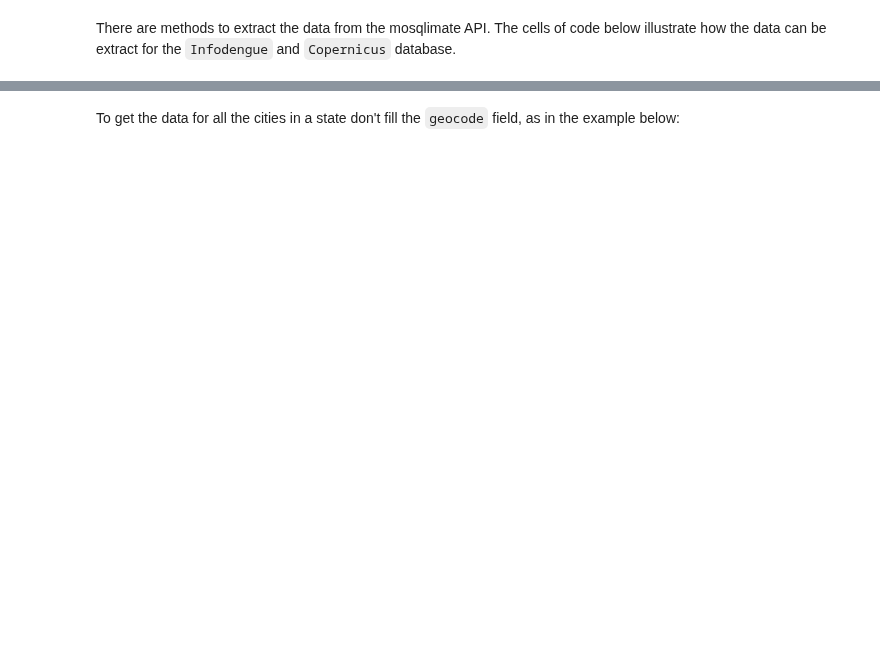
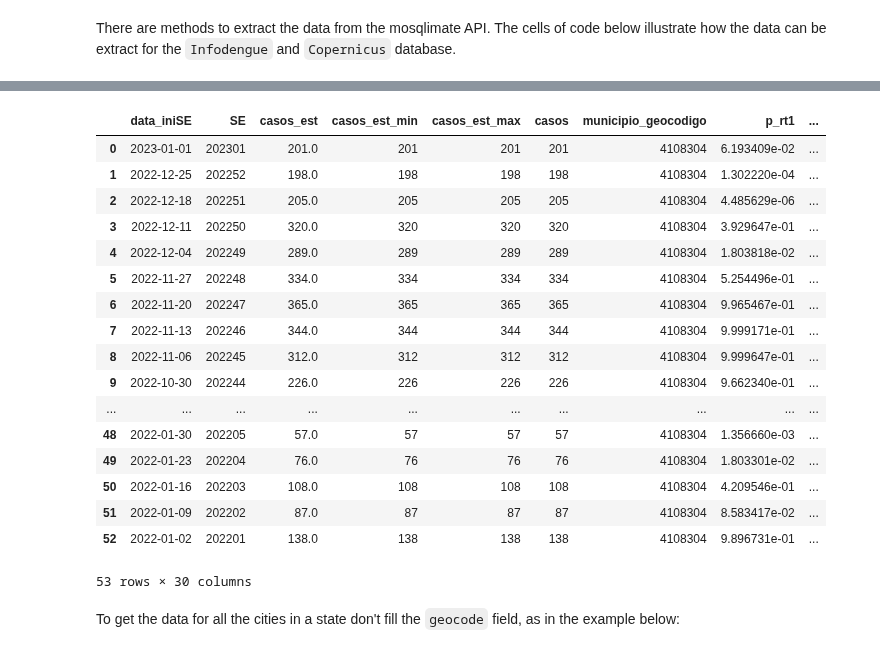
Before and after one commit to Mosqlimate-project/mosqlimate-client, a Jupyter notebook: examples/datastore.ipynb, the cells around one changed output, grey strips where cells are left out. Saved outputs shown, nothing was run; the diff lists cells and outputs as text; code cells hidden in the pictures; blank space fills up the shorter version.

```diff
--- a/examples/datastore.ipynb
+++ b/examples/datastore.ipynb
@@ -18,13 +20,32 @@ For more information look at the mosqlimate [infodengue datastore documentation]
 # %%
 
-data = Infodengue.get(per_page =  100,
+data = mosq.get_infodengue(
     disease =  "dengue",
-    start = "2022-01-01",
-    end = "2023-01-01",
+    start_date = "2022-01-01",
+    end_date = "2023-01-01",
     uf = 'PR',
     geocode = 4108304)
 
-data.head()
+data
+# %% [output]
+|  | data_iniSE | SE | casos_est | casos_est_min | casos_est_max | casos | municipio_geocodigo | p_rt1 | ... |
+| 0 | 2023-01-01 | 202301 | 201.0 | 201 | 201 | 201 | 4108304 | 6.193409e-02 | ... |
+| 1 | 2022-12-25 | 202252 | 198.0 | 198 | 198 | 198 | 4108304 | 1.302220e-04 | ... |
+| 2 | 2022-12-18 | 202251 | 205.0 | 205 | 205 | 205 | 4108304 | 4.485629e-06 | ... |
+| 3 | 2022-12-11 | 202250 | 320.0 | 320 | 320 | 320 | 4108304 | 3.929647e-01 | ... |
+| 4 | 2022-12-04 | 202249 | 289.0 | 289 | 289 | 289 | 4108304 | 1.803818e-02 | ... |
+| 5 | 2022-11-27 | 202248 | 334.0 | 334 | 334 | 334 | 4108304 | 5.254496e-01 | ... |
+| 6 | 2022-11-20 | 202247 | 365.0 | 365 | 365 | 365 | 4108304 | 9.965467e-01 | ... |
+| 7 | 2022-11-13 | 202246 | 344.0 | 344 | 344 | 344 | 4108304 | 9.999171e-01 | ... |
+| 8 | 2022-11-06 | 202245 | 312.0 | 312 | 312 | 312 | 4108304 | 9.999647e-01 | ... |
+| 9 | 2022-10-30 | 202244 | 226.0 | 226 | 226 | 226 | 4108304 | 9.662340e-01 | ... |
+| ... | ... | ... | ... | ... | ... | ... | ... | ... | ... |
+| 48 | 2022-01-30 | 202205 | 57.0 | 57 | 57 | 57 | 4108304 | 1.356660e-03 | ... |
+| 49 | 2022-01-23 | 202204 | 76.0 | 76 | 76 | 76 | 4108304 | 1.803301e-02 | ... |
+| 50 | 2022-01-16 | 202203 | 108.0 | 108 | 108 | 108 | 4108304 | 4.209546e-01 | ... |
+| 51 | 2022-01-09 | 202202 | 87.0 | 87 | 87 | 87 | 4108304 | 8.583417e-02 | ... |
+| 52 | 2022-01-02 | 202201 | 138.0 | 138 | 138 | 138 | 4108304 | 9.896731e-01 | ... |
+53 rows × 30 columns
 # %% [markdown]
 To get the data for all the cities in a state don't fill the `geocode` field, as in the example below:
 # %%
```
Also changed, not shown: parts of 7 cells of this notebook, 1 other file.
